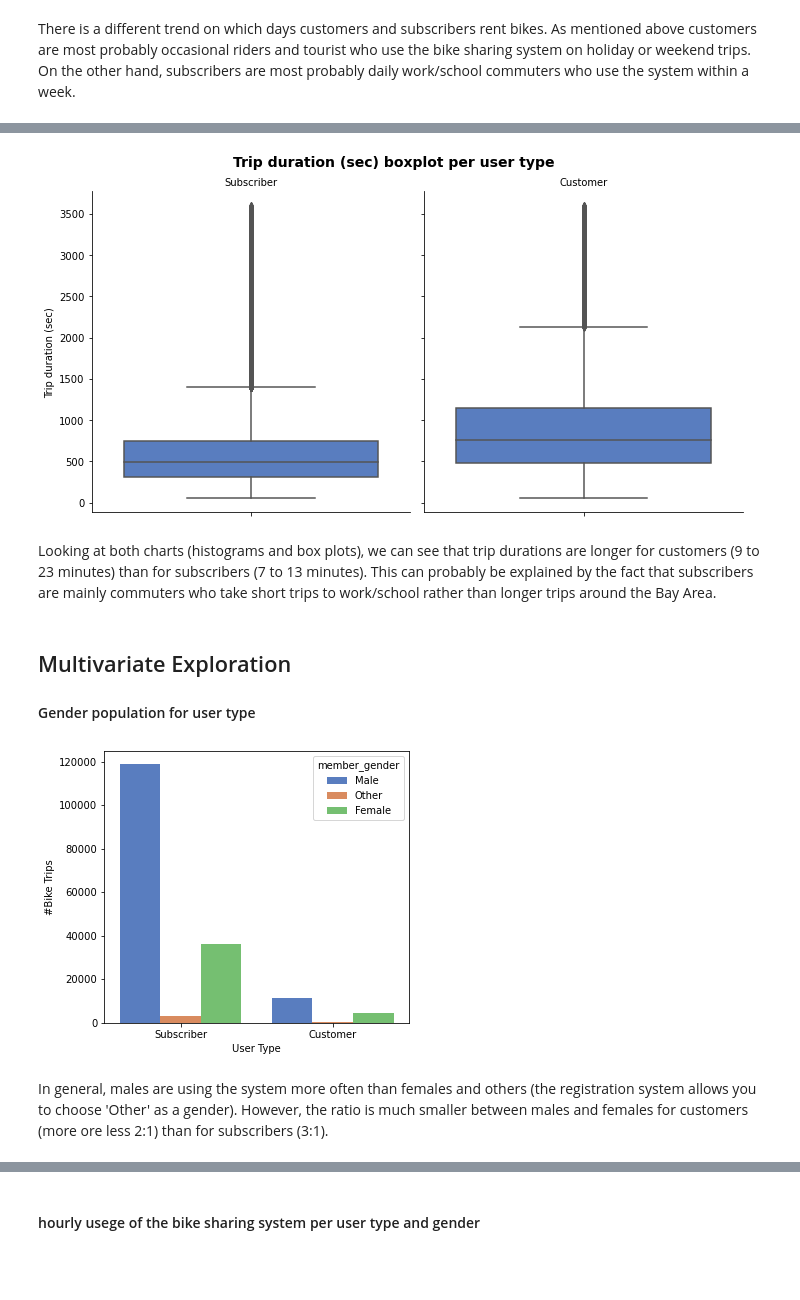
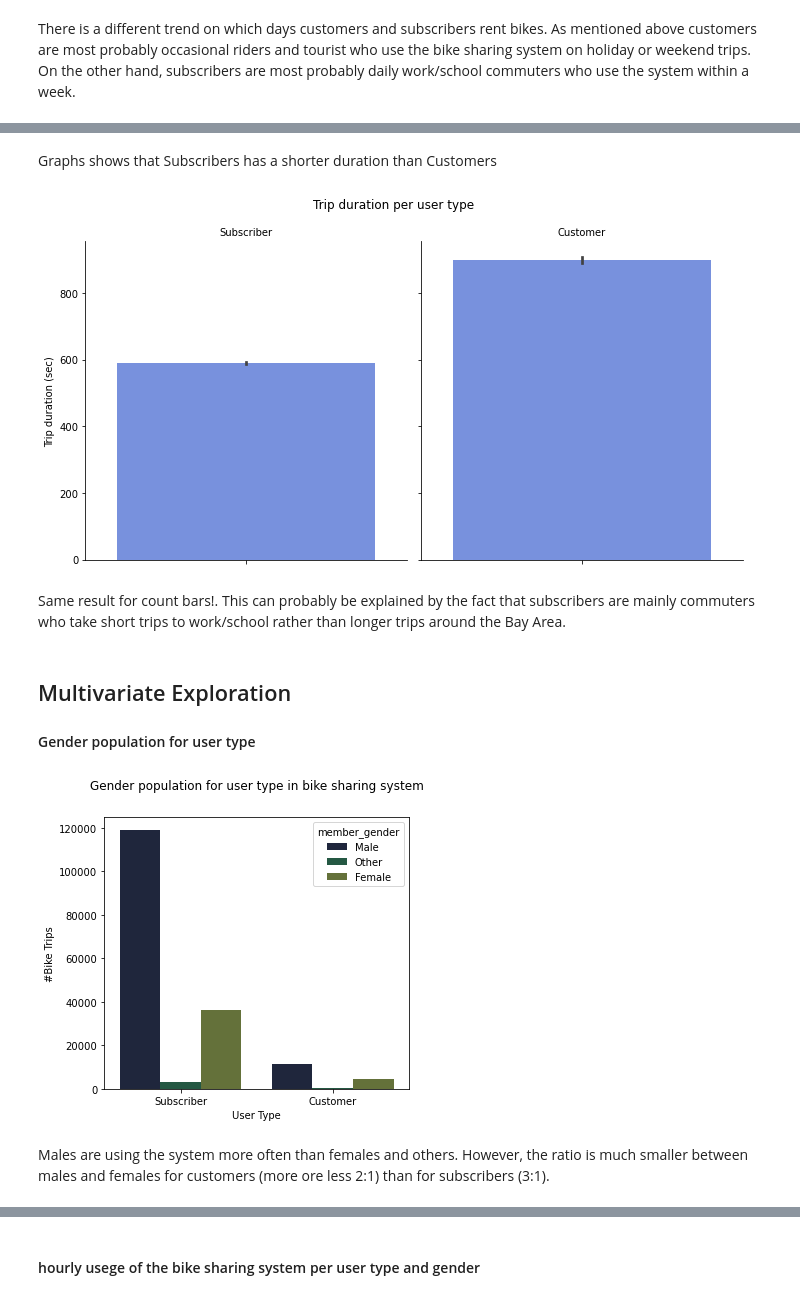
Before and after one commit to Yasmine-hub/Udacity_communicate-data-findings, a Jupyter notebook: exploration_template.ipynb, the cells around one changed output, grey strips where cells are left out. Drawn from its saved outputs; the diff is of its cells as text; code cells hidden in the pictures; blank space fills up the shorter version.

```diff
--- a/exploration_template.ipynb
+++ b/exploration_template.ipynb
@@ -345,9 +334,10 @@ There is a different trend on which days customers and subscribers rent bikes. A
 # %%
-# hourly usege of the bike sharing system per user type
+# plotting hours versus count trips per user type
 
-g = sb.catplot(data=df, x='hour', col="user_type", kind='count', sharey = False,
-            color = colors)
-g.set_axis_labels("Hour", "#Bike Trips")
+g = sb.catplot(data=df, x='hour', col="user_type", kind="violin",
+            color = sb.set_palette("vlag"))
+g.set_xlabels("Hour")
+g.set_ylabels("Trips")
 g.set_titles("{col_name}")
-g.fig.suptitle('Hourly usage of the bike share system per user type', y=1.03, fontsize=14, fontweight='semibold');
+g.fig.suptitle('Hourly usage of the bike share system per user type', y=1.05);
 # %% [output]
@@ -360,10 +349,9 @@ There is also a different trend of when during the day bikes are rented most oft
 # %%
-# code for the (histogram) duration (sec) distribution per user type
-
-g = sb.FacetGrid(df, col="user_type", margin_titles=True, size=5)
-bin_edges = np.arange(0, 3600,60)
-g.map(plt.hist, "duration_sec", color=sb.set_palette("muted"), bins=bin_edges)
-g.set_axis_labels("Duration (sec)", "#Bike Trips")
-g.set_titles(col_template = '{col_name}')
-g.fig.suptitle('Trip duration (sec) histogram per user type', y=1.03, fontsize=14, fontweight='semibold');
+# plotting trip duration per user type
+data = df.query('duration_sec < 3600')
+g = sb.FacetGrid(data, col="user_type", margin_titles=True, height=5)
+g.map(sb.barplot, "duration_sec", color=sb.set_palette("muted"), order=data.user_type.value_counts().index)
+g.set_axis_labels("Duration in Sec", "Trips")
+g.set_titles('{col_name}')
+g.fig.suptitle('Trip duration  per user type', y=1.05);
 # %% [output]
@@ -371,32 +359,35 @@ g.fig.suptitle('Trip duration (sec) histogram per user type', y=1.03, fontsize=1
+# %% [markdown]
+Graphs shows that Subscribers has a shorter duration than Customers
 # %%
-# code for the (boxplot) duration (sec) distribution per user type
-
+# plotting duration per each user type
 data = df.query('duration_sec < 3600')
-g = sb.catplot(data=data, y='duration_sec', col="user_type", kind='box',
-            color = colors)
+g = sb.catplot(data=data, y='duration_sec', col="user_type", kind='bar',
+            color = sb.set_palette("coolwarm"), order=df.user_type.value_counts().index)
 g.set_titles(col_template = '{col_name}')
 g.set_axis_labels("", "Trip duration (sec)")
-g.fig.suptitle('Trip duration (sec) boxplot per user type', y=1.03, fontsize=14, fontweight='semibold');
+g.fig.suptitle('Trip duration per user type', y=1.05);
 # %% [output]
-[figure, old version]
+[figure, new version]
 # %% [markdown]
 
-Looking at both charts (histograms and box plots), we can see that trip durations are longer for customers (9 to 23 minutes) than for subscribers (7 to 13 minutes). This can probably be explained by the fact that subscribers are mainly commuters who take short trips to work/school rather than longer trips around the Bay Area.
+Same result for count bars!. This can probably be explained by the fact that subscribers are mainly commuters who take short trips to work/school rather than longer trips around the Bay Area.
 # %% [markdown]
 ## Multivariate Exploration
 
 #### Gender population for user type
 # %%
-# code for the bar chart
+# plotting count chart for member gender
 
 plt.figure(figsize = [12, 5])
 plt.subplot(1, 2, 1)
 
-g = sb.countplot(data=df, x="user_type", hue="member_gender", order=df.user_type.value_counts().index)
+g = sb.countplot(data=df, x="user_type", hue="member_gender", order=df.user_type.value_counts().index,
+                 color= sb.set_palette("cubehelix"))
 g.set_xlabel('User Type')
+g.set_title('Gender population for user type in bike sharing system', y=1.08)
 g.set_ylabel('#Bike Trips');
 # %% [output]
-[figure, old version]
+[figure, new version]
 # %% [markdown]
-In general, males are using the system more often than females and others (the registration system allows you to choose 'Other' as a gender). However, the ratio is much smaller between males and females for customers (more ore less 2:1) than for subscribers (3:1).
+Males are using the system more often than females and others. However, the ratio is much smaller between males and females for customers (more ore less 2:1) than for subscribers (3:1).
 # %% [markdown]
```
Also changed, not shown: parts of 31 cells of this notebook, 1 other file.
